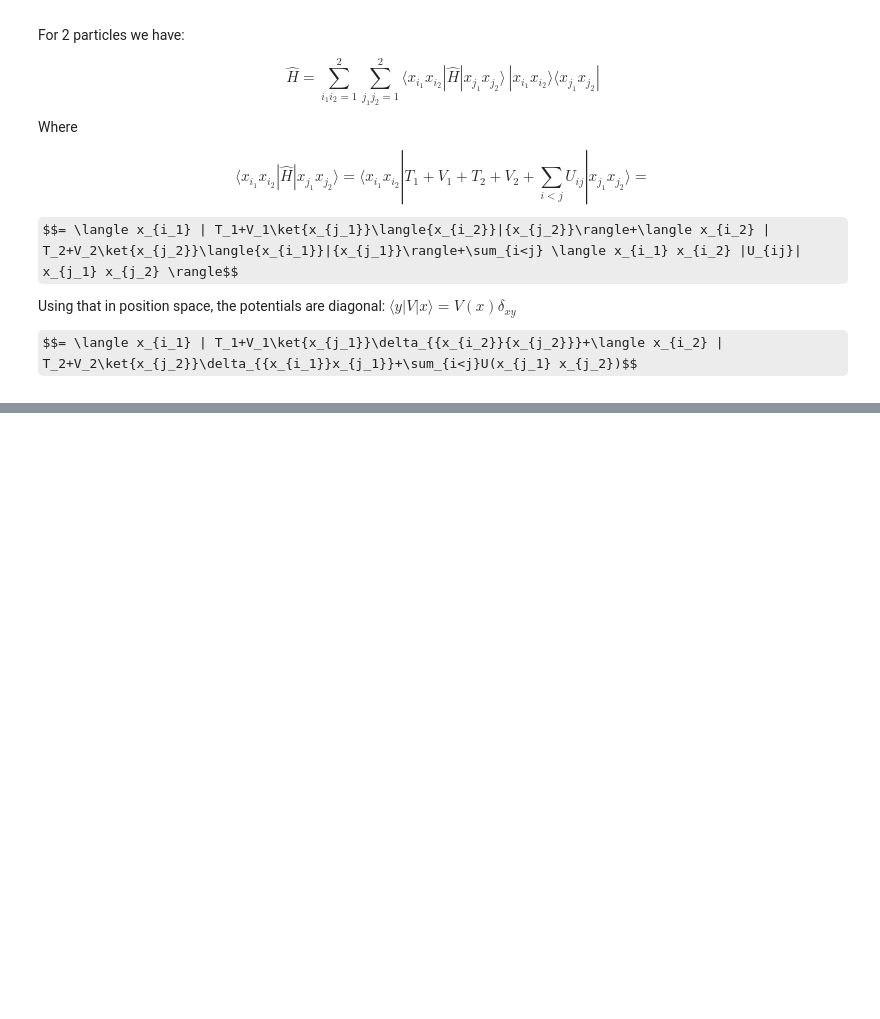
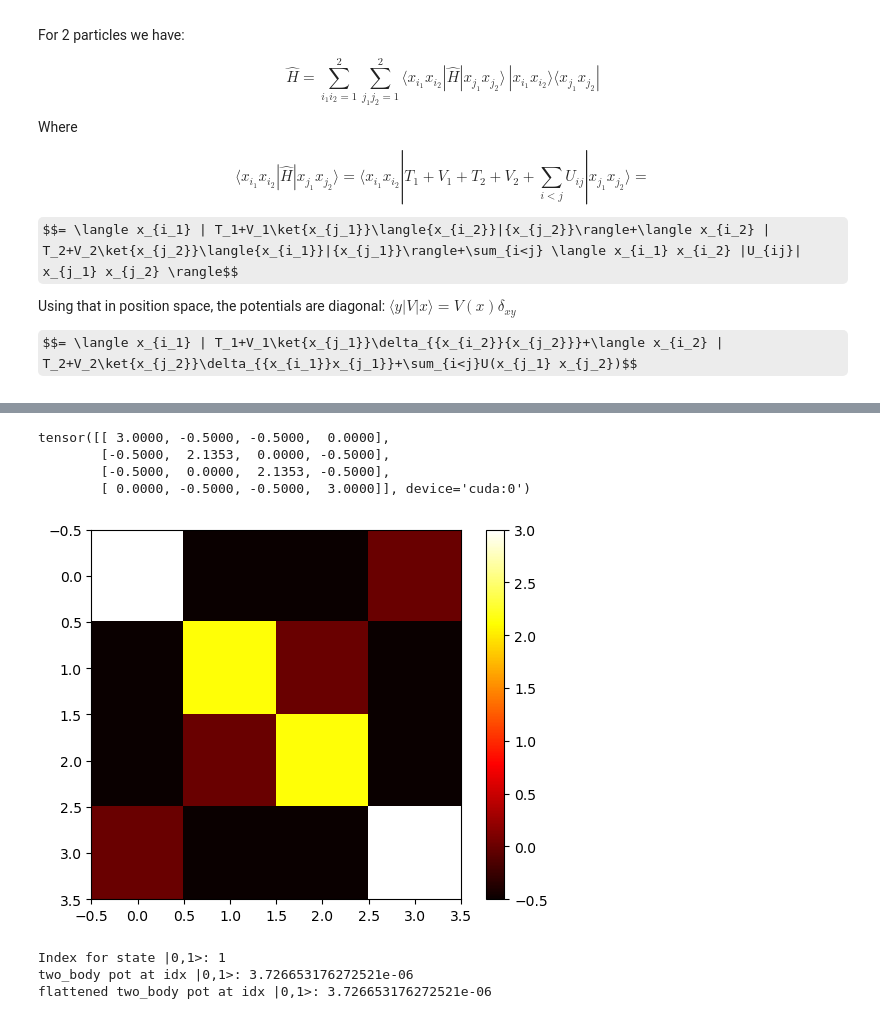
Before and after one commit to pfargas/optical-lattice-with-ANN, a Jupyter notebook: 2_particles.ipynb, the cells around one changed output, grey strips where cells are left out. Cells and saved outputs as stored; diff of their text form; code cells hidden in the pictures; some formulas as TeX source; blank space fills up the shorter version.

Commit message:
build 2 particles

```diff
--- a/2_particles.ipynb
+++ b/2_particles.ipynb
@@ -109,0 +141,55 @@ SyntaxError: expected ':' (3527369108.py, line 1)
+# %%
+def total_hami(one_body, potential):
+    potential_flattened = potential.flatten()
+    total_matrix = one_body + torch.diag(potential_flattened)
+    return total_matrix
+total_matrix = total_hami(full_onebody_hami, two_body_matrix)
+
+plt.imshow((total_matrix).cpu(), cmap='hot')
+plt.colorbar()
+
+# define the labels:
+
+labels = []
+
+for i in range(N_POINTS):
+    for j in range(N_POINTS):
+        labels.append(f"|{i},{j}>")
+
+# Set the labels for the axes
+# plt.xticks(ticks=range(len(labels)), labels=labels, rotation=90)
+# plt.yticks(ticks=range(len(labels)), labels=labels)
+# plt.show();
+
+# only show some labels
+# label_spacing = 499
+# plt.xticks(ticks=range(0, len(labels), label_spacing), labels=labels[::label_spacing], rotation=90)
+# plt.yticks(ticks=range(0, len(labels), label_spacing), labels=labels[::label_spacing])
+# plt.xlim(0, 5)
+# plt.ylim(0, 5)
+;
+
+print(total_matrix)
+# %% [output]
+tensor([[ 3.0000, -0.5000, -0.5000,  0.0000],
+        [-0.5000,  2.1353,  0.0000, -0.5000],
+        [-0.5000,  0.0000,  2.1353, -0.5000],
+        [ 0.0000, -0.5000, -0.5000,  3.0000]], device='cuda:0')
+[figure, added]
+# %%
+def get_idx(first_parti, second_parti):
+    """Get the index for the state |first_parti, second_parti>."""
+    return first_parti * N_POINTS + second_parti
+
+# Example usage of get_idx
+i = 0
+j = 1
+idx = get_idx(i, j)
+print(f"Index for state |{i},{j}>: {idx}")
+
+print(f"two_body pot at idx |{i},{j}>: {two_body_matrix[i,j]}")
+print(f"flattened two_body pot at idx |{i},{j}>: {two_body_matrix.flatten()[idx]}")
+# %% [output]
+Index for state |0,1>: 1
+two_body pot at idx |0,1>: 3.726653176272521e-06
+flattened two_body pot at idx |0,1>: 3.726653176272521e-06
```
Also changed, not shown: parts of 6 cells of this notebook, 2 other files.
